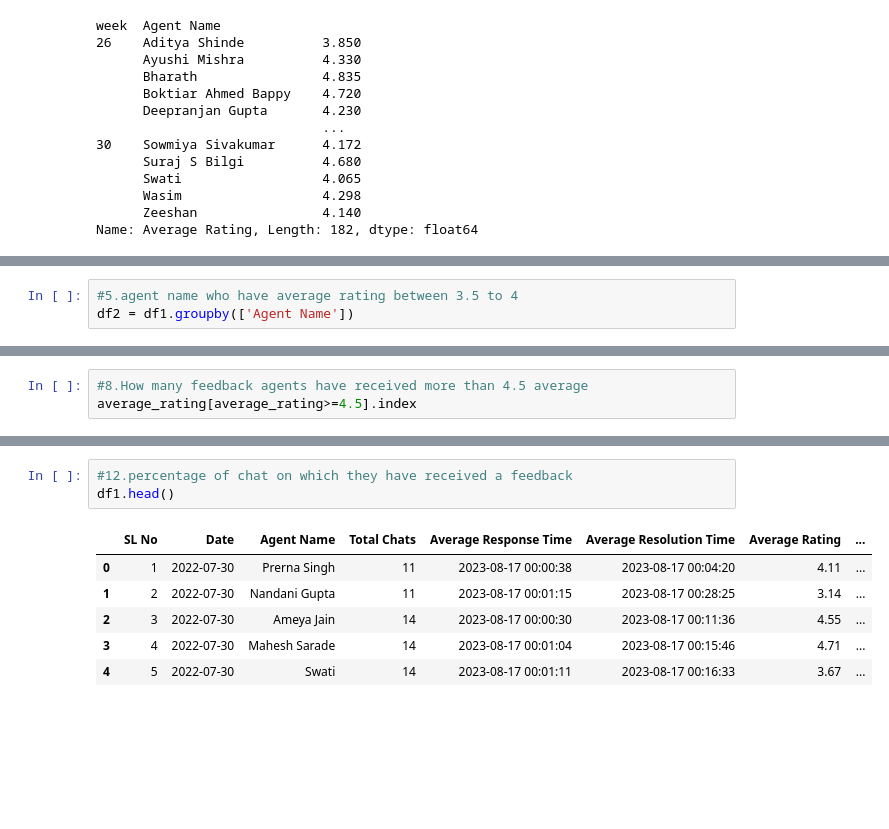
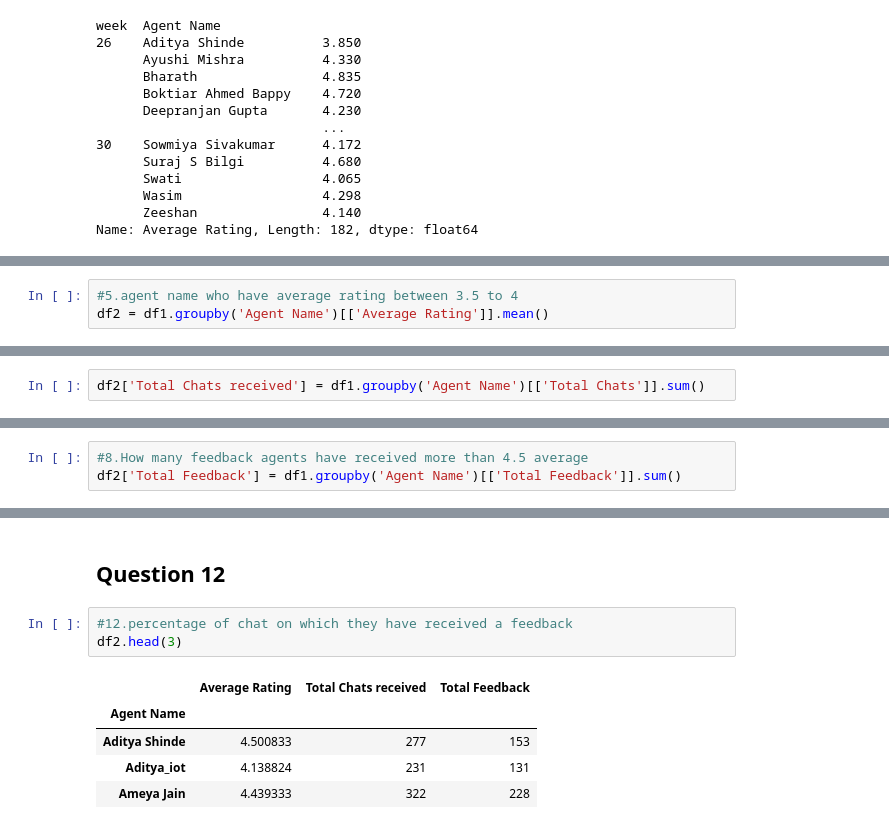
Before and after one commit to princefrancis64/iNeuron, a Jupyter notebook: Pandas2.ipynb, the cells around one changed output, grey strips where cells are left out. Saved outputs shown, nothing was run; the diff lists cells and outputs as text; blank space fills up the shorter version.

```diff
--- a/Pandas2.ipynb
+++ b/Pandas2.ipynb
@@ -1368,3 +1391,3 @@ Name: Total Feedback, dtype: int64
 # %%
 #5.agent name who have average rating between 3.5 to 4
-df2 = df1.groupby(['Agent Name'])
+df2 = df1.groupby('Agent Name')[['Average Rating']].mean()
@@ -1399,0 +1394,2 @@ Name: Average Rating, dtype: float64
+# %%
+df2['Total Chats received'] = df1.groupby('Agent Name')[['Total Chats']].sum()
@@ -1435,3 +1477,3 @@ Name: Average Rating, dtype: float64
 # %%
 #8.How many feedback agents have received more than 4.5 average
-average_rating[average_rating>=4.5].index
+df2['Total Feedback'] = df1.groupby('Agent Name')[['Total Feedback']].sum()
@@ -1471,10 +1529,11 @@ Name: Total Chats, dtype: int64
+# %% [markdown]
+## Question 12
 # %%
 #12.percentage of chat on which they have received a feedback
-df1.head()
+df2.head(3)
 # %% [output]
-|  | SL No | Date | Agent Name | Total Chats | Average Response Time | Average Resolution Time | Average Rating | ... |
-| 0 | 1 | 2022-07-30 | Prerna Singh | 11 | 2023-08-17 00:00:38 | 2023-08-17 00:04:20 | 4.11 | ... |
-| 1 | 2 | 2022-07-30 | Nandani Gupta | 11 | 2023-08-17 00:01:15 | 2023-08-17 00:28:25 | 3.14 | ... |
-| 2 | 3 | 2022-07-30 | Ameya Jain | 14 | 2023-08-17 00:00:30 | 2023-08-17 00:11:36 | 4.55 | ... |
-| 3 | 4 | 2022-07-30 | Mahesh Sarade | 14 | 2023-08-17 00:01:04 | 2023-08-17 00:15:46 | 4.71 | ... |
-| 4 | 5 | 2022-07-30 | Swati | 14 | 2023-08-17 00:01:11 | 2023-08-17 00:16:33 | 3.67 | ... |
+|  | Average Rating | Total Chats received | Total Feedback |
+| Agent Name |  |  |  |
+| Aditya Shinde | 4.500833 | 277 | 153 |
+| Aditya_iot | 4.138824 | 231 | 131 |
+| Ameya Jain | 4.439333 | 322 | 228 |
```
Also changed, not shown: parts of 71 cells of this notebook.
